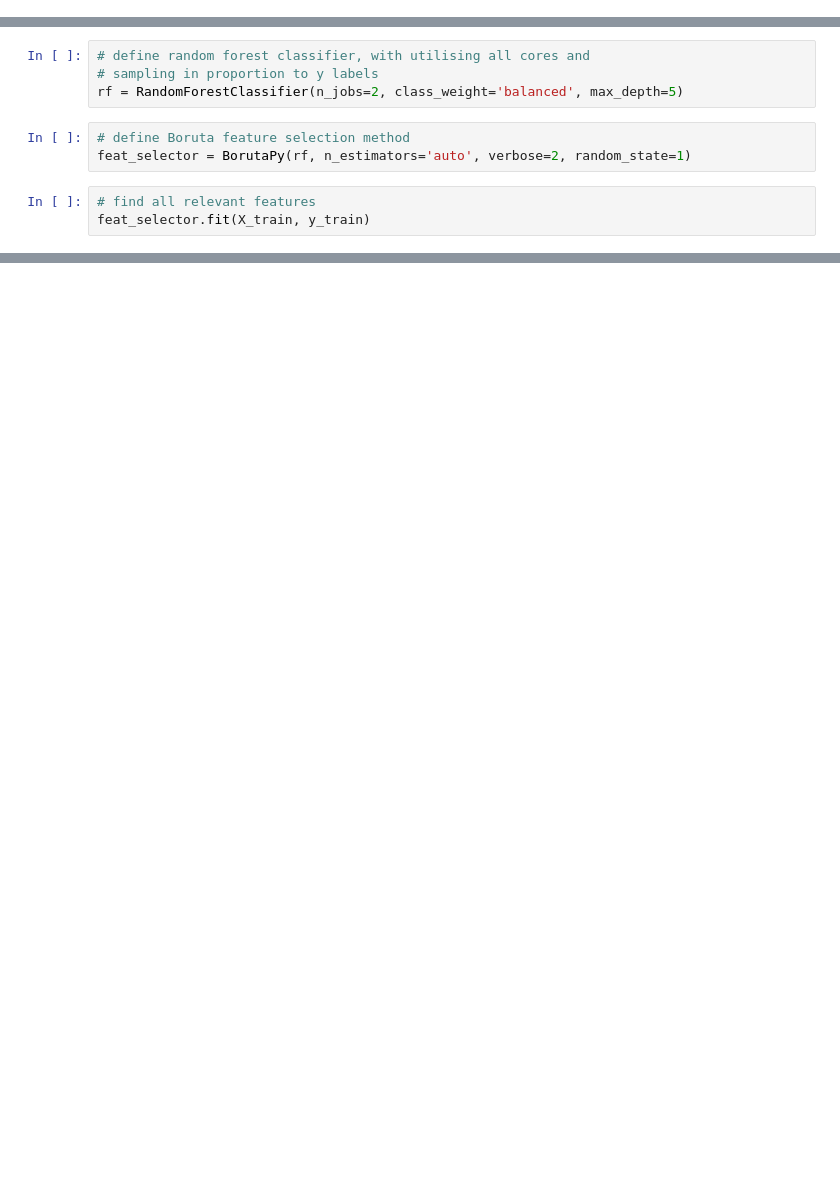
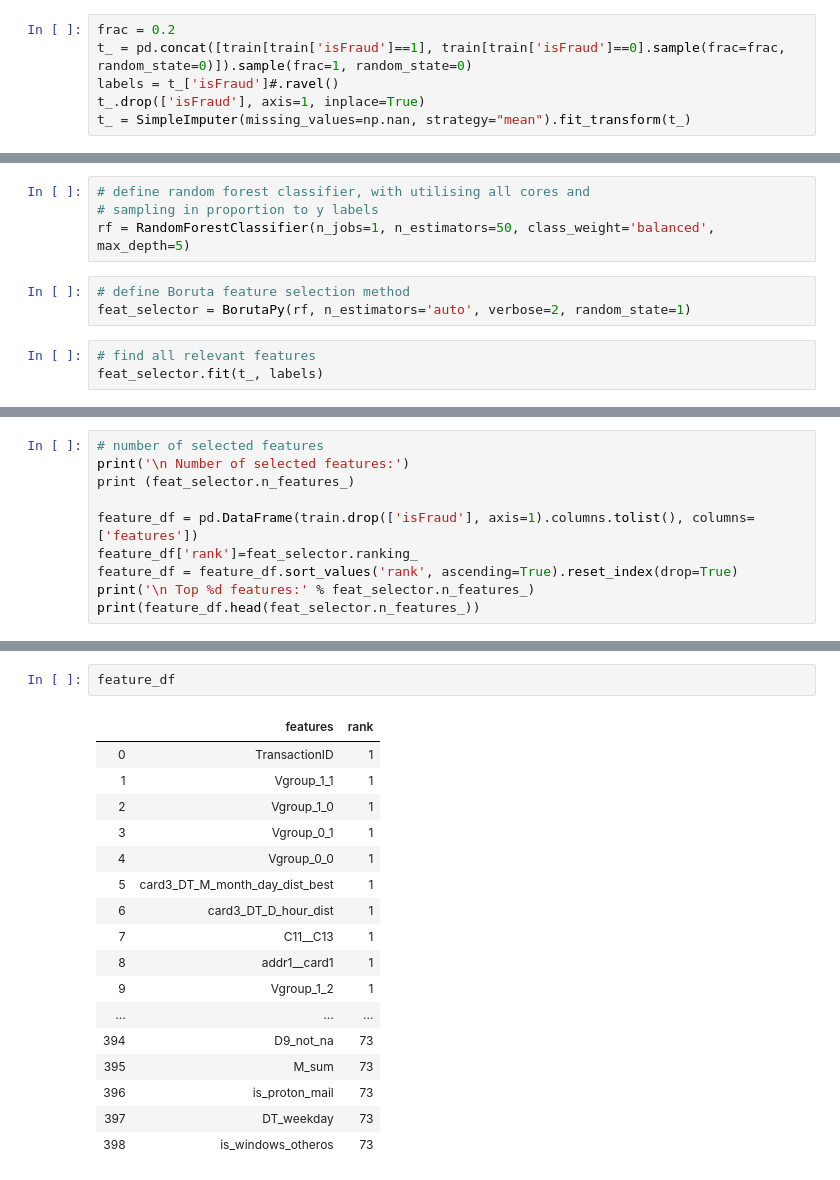
Before and after one commit to andfanilo/ieee-fraud-detection, a Jupyter notebook: notebooks/exploratory/Boruta.ipynb, the cells around one changed output, grey strips where cells are left out. Saved outputs shown, nothing was run; the diff lists cells and outputs as text; blank space fills up the shorter version.

```diff
--- a/notebooks/exploratory/Boruta.ipynb
+++ b/notebooks/exploratory/Boruta.ipynb
@@ -32,0 +56,6 @@ y_train = y_train.values.ravel()
+# %%
+frac = 0.2
+t_ = pd.concat([train[train['isFraud']==1], train[train['isFraud']==0].sample(frac=frac, random_state=0)]).sample(frac=1, random_state=0)
+labels = t_['isFraud']#.ravel()
+t_.drop(['isFraud'], axis=1, inplace=True)
+t_ = SimpleImputer(missing_values=np.nan, strategy="mean").fit_transform(t_)
@@ -33,13 +70,13 @@ y_train = y_train.values.ravel()
 # %%
 # define random forest classifier, with utilising all cores and
 # sampling in proportion to y labels
-rf = RandomForestClassifier(n_jobs=2, class_weight='balanced', max_depth=5)
+rf = RandomForestClassifier(n_jobs=1, n_estimators=50, class_weight='balanced', max_depth=5)
 # %%
 # define Boruta feature selection method
 feat_selector = BorutaPy(rf, n_estimators='auto', verbose=2, random_state=1)
 # %%
 # find all relevant features
-feat_selector.fit(X_train, y_train)
+feat_selector.fit(t_, labels)
 # %% [output]
 Iteration:      1 / 100
 Confirmed:      0
@@ -58,0 +183,10 @@ feat_selector.ranking_
+# %%
+# number of selected features
+print('\n Number of selected features:')
+print (feat_selector.n_features_)
+
+feature_df = pd.DataFrame(train.drop(['isFraud'], axis=1).columns.tolist(), columns=['features'])
+feature_df['rank']=feat_selector.ranking_
+feature_df = feature_df.sort_values('rank', ascending=True).reset_index(drop=True)
+print('\n Top %d features:' % feat_selector.n_features_)
+print(feature_df.head(feat_selector.n_features_))
@@ -58,0 +212,20 @@ feat_selector.ranking_
+# %%
+feature_df
+# %% [output]
+|  | features | rank |
+| 0 | TransactionID | 1 |
+| 1 | Vgroup_1_1 | 1 |
+| 2 | Vgroup_1_0 | 1 |
+| 3 | Vgroup_0_1 | 1 |
+| 4 | Vgroup_0_0 | 1 |
+| 5 | card3_DT_M_month_day_dist_best | 1 |
+| 6 | card3_DT_D_hour_dist | 1 |
+| 7 | C11__C13 | 1 |
+| 8 | addr1__card1 | 1 |
+| 9 | Vgroup_1_2 | 1 |
+| ... | ... | ... |
+| 394 | D9_not_na | 73 |
+| 395 | M_sum | 73 |
+| 396 | is_proton_mail | 73 |
+| 397 | DT_weekday | 73 |
+| 398 | is_windows_otheros | 73 |
```
Also changed, not shown: parts of 19 cells of this notebook, 1 other file.
